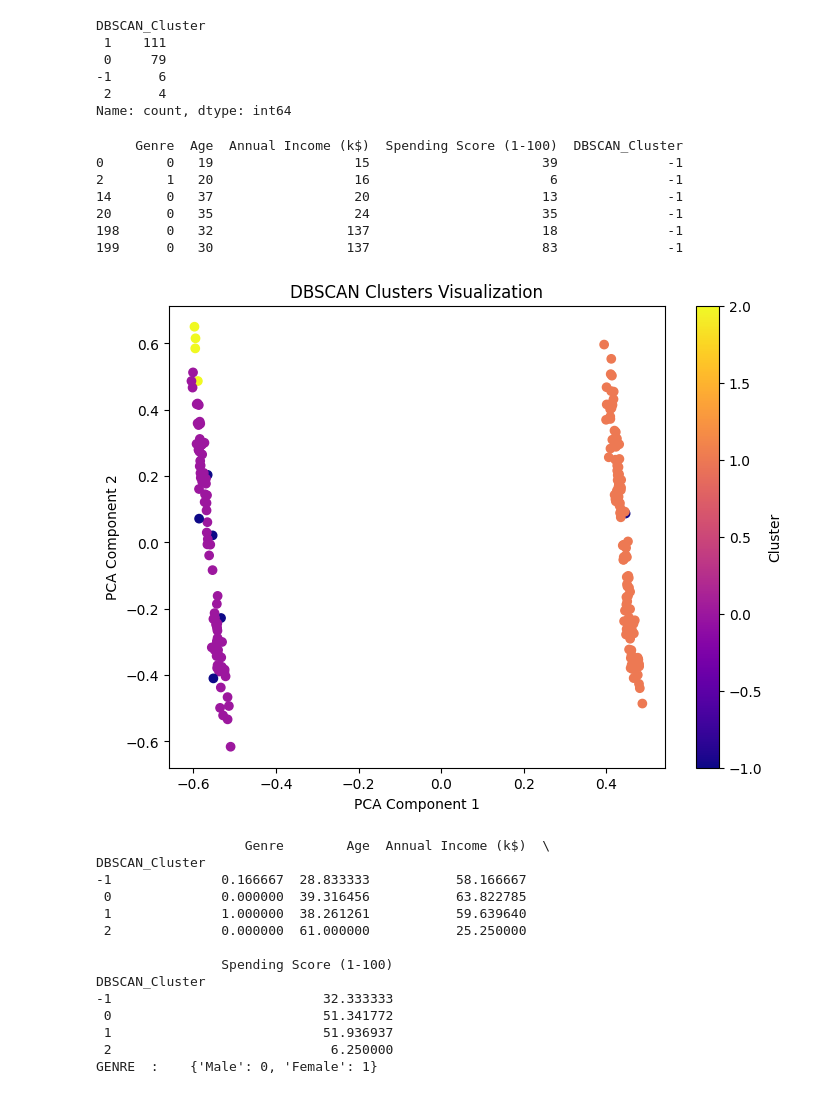
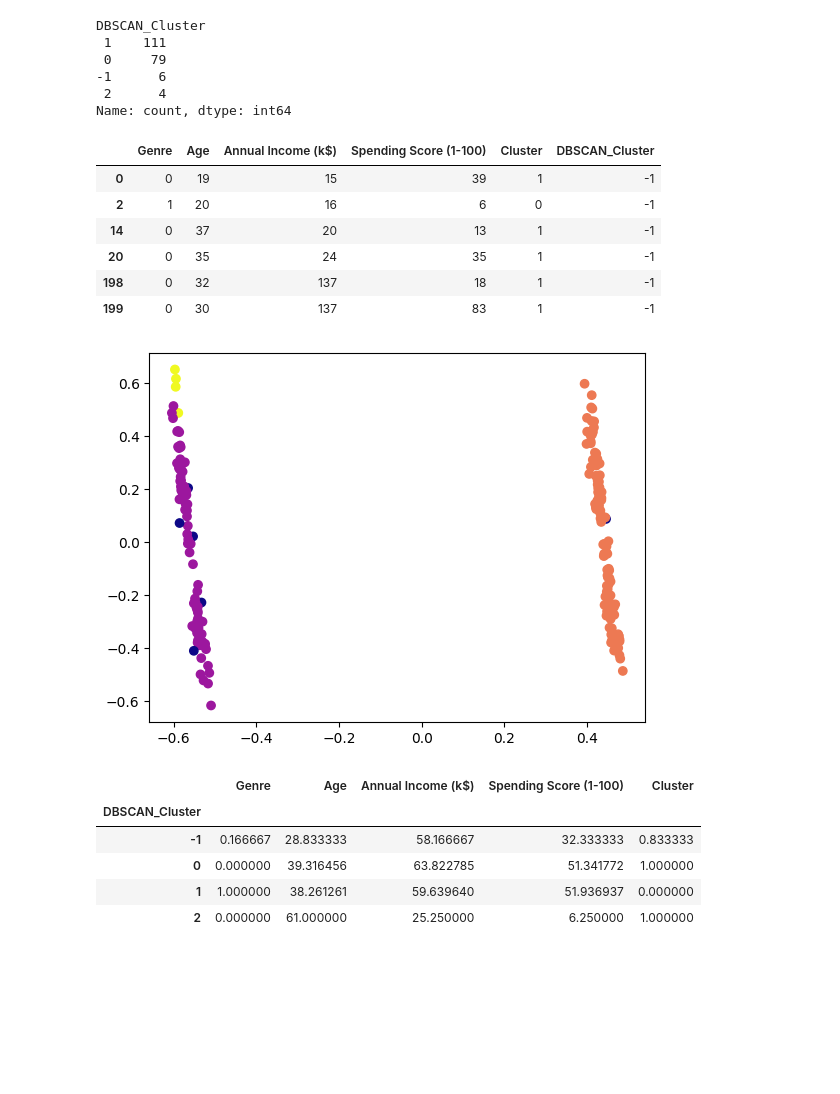
Before and after one commit to SinaShakoori/Customer-Segmentation-with-Clustering, a Jupyter notebook: main.ipynb, the cells around one changed output. Saved outputs shown, nothing was run; the diff lists cells and outputs as text; code cells hidden in the pictures; blank space fills up the shorter version.

```diff
--- a/main.ipynb
+++ b/main.ipynb
@@ -65,8 +65,7 @@ import matplotlib.pyplot as plt
 ELBOW POINT
 # %%
 inertia = []
-
-for k in range(1, 20):
+for k in range(1, 10):
     kmeans = KMeans(n_clusters=k)
     kmeans.fit(features_st)
     inertia.append(kmeans.inertia_)
@@ -189,44 +159,26 @@ DBSCAN_Cluster
  2      4
 Name: count, dtype: int64
 # %%
-print(df[df['DBSCAN_Cluster'] == -1])
+df[df['DBSCAN_Cluster'] == -1]
 # %% [output]
-     Genre  Age  Annual Income (k$)  Spending Score (1-100)  DBSCAN_Cluster
-0        0   19                  15                      39              -1
-2        1   20                  16                       6              -1
-14       0   37                  20                      13              -1
-20       0   35                  24                      35              -1
-198      0   32                 137                      18              -1
-199      0   30                 137                      83              -1
+|  | Genre | Age | Annual Income (k$) | Spending Score (1-100) | Cluster | DBSCAN_Cluster |
+| 0 | 0 | 19 | 15 | 39 | 1 | -1 |
+| 2 | 1 | 20 | 16 | 6 | 0 | -1 |
+| 14 | 0 | 37 | 20 | 13 | 1 | -1 |
+| 20 | 0 | 35 | 24 | 35 | 1 | -1 |
+| 198 | 0 | 32 | 137 | 18 | 1 | -1 |
+| 199 | 0 | 30 | 137 | 83 | 1 | -1 |
 # %%
-plt.figure(figsize=(8,6))
 plt.scatter(features_pca[:,0], features_pca[:,1], c=df['DBSCAN_Cluster'], cmap='plasma')
-plt.xlabel('PCA Component 1')
-plt.ylabel('PCA Component 2')
-plt.title('DBSCAN Clusters Visualization')
-plt.colorbar(label='Cluster')
 plt.show()
 # %% [output]
-[figure, old version]
+[figure, new version]
 # %%
-cluster_summary_dbscan = df.groupby('DBSCAN_Cluster').mean()
-print(cluster_summary_dbscan)
-
-
-
-print("GENRE  :   ",{'Male': 0, 'Female': 1})
+df.groupby('DBSCAN_Cluster').mean()
 # %% [output]
-                   Genre        Age  Annual Income (k$)  \
-DBSCAN_Cluster
--1              0.166667  28.833333           58.166667
- 0              0.000000  39.316456           63.822785
- 1              1.000000  38.261261           59.639640
- 2              0.000000  61.000000           25.250000
-
-                Spending Score (1-100)
-DBSCAN_Cluster
--1                           32.333333
- 0                           51.341772
- 1                           51.936937
- 2                            6.250000
-GENRE  :    {'Male': 0, 'Female': 1}
+|  | Genre | Age | Annual Income (k$) | Spending Score (1-100) | Cluster |
+| DBSCAN_Cluster |  |  |  |  |  |
+| -1 | 0.166667 | 28.833333 | 58.166667 | 32.333333 | 0.833333 |
+| 0 | 0.000000 | 39.316456 | 63.822785 | 51.341772 | 1.000000 |
+| 1 | 1.000000 | 38.261261 | 59.639640 | 51.936937 | 0.000000 |
+| 2 | 0.000000 | 61.000000 | 25.250000 | 6.250000 | 1.000000 |
```
Also changed, not shown: parts of 18 cells of this notebook.
